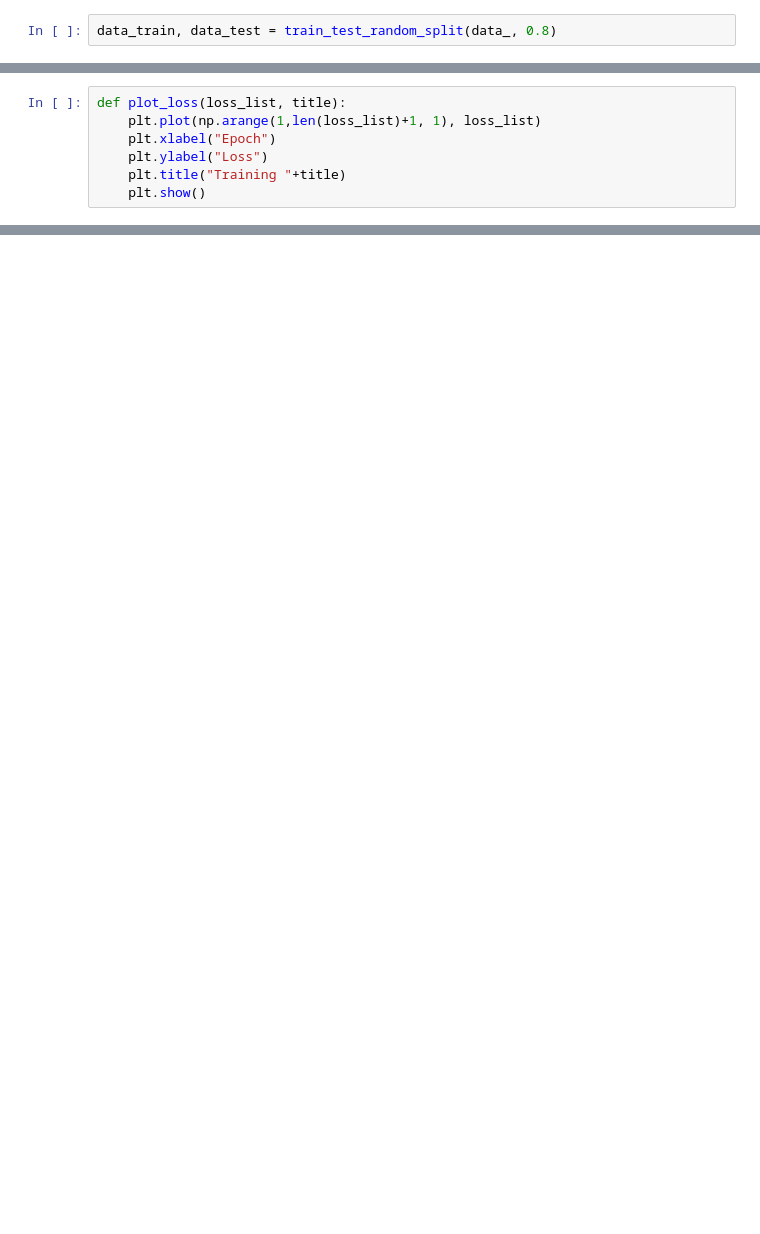
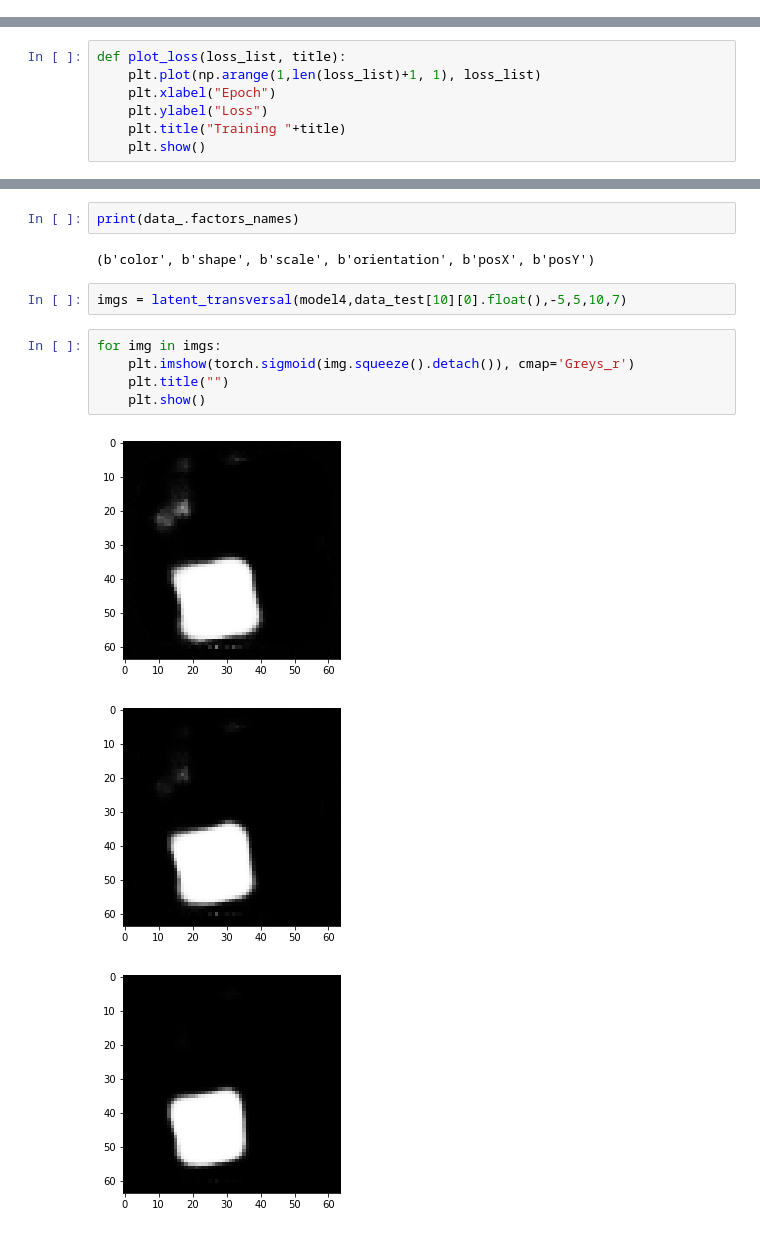
Before and after one commit to hzzhyj/atml, a Jupyter notebook: experiments/FactorVAE.ipynb, the cells around one changed output, grey strips where cells are left out. Cells and saved outputs as stored; diff of their text form; blank space fills up the shorter version.

```diff
--- a/experiments/FactorVAE.ipynb
+++ b/experiments/FactorVAE.ipynb
@@ -22,5 +24,3 @@ dataset = load_dsprites("../datasets/dsprites.npz",False)
 # %%
 data_size = 10000
 data_ = CustomDSpritesDatasetFactorVAE(dataset,data_size)
-# %%
-data_train, data_test = train_test_random_split(data_, 0.8)
@@ -71,0 +130,15 @@ entanglement_metric_factor_vae(model, data_, 10, 50)
+# %%
+print(data_.factors_names)
+# %% [output]
+(b'color', b'shape', b'scale', b'orientation', b'posX', b'posY')
+# %%
+imgs = latent_transversal(model4,data_test[10][0].float(),-5,5,10,7)
+# %%
+for img in imgs:
+    plt.imshow(torch.sigmoid(img.squeeze().detach()), cmap='Greys_r')
+    plt.title("")
+    plt.show()
+# %% [output]
+[figure, added]
+[figure, added]
+[figure, added]
```
Also changed, not shown: parts of 12 cells of this notebook, 5 other files.
